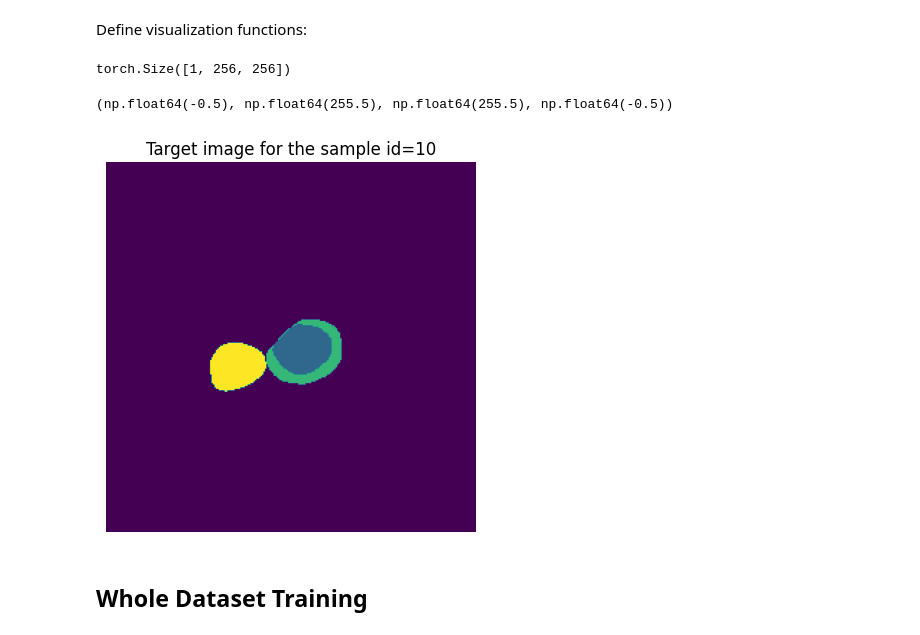
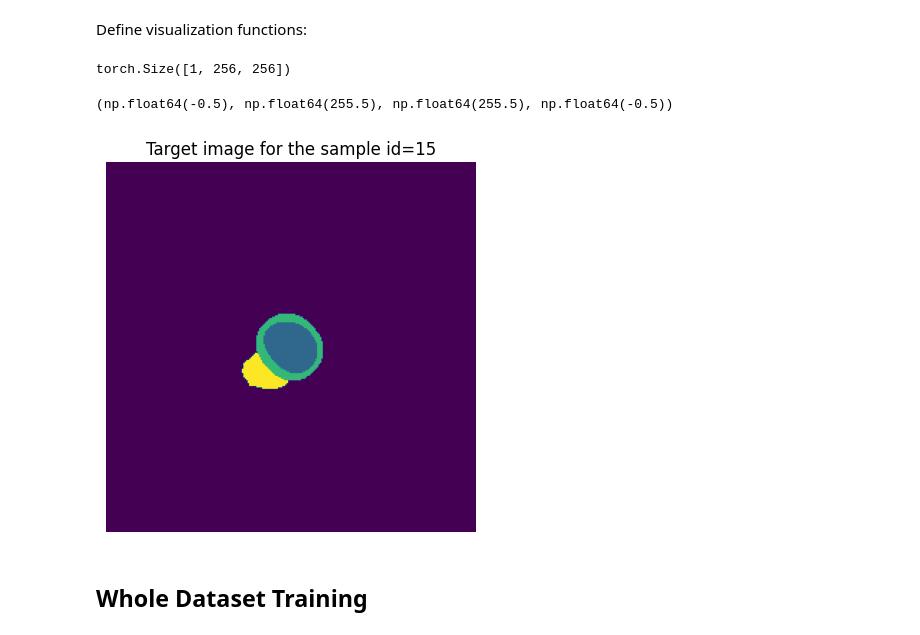
Before and after one commit to kel16/MedImSeg-Lab24, a Jupyter notebook: src/dimensionality_reduction/modified_autoencoder_train.ipynb, the cells around one changed output. Saved outputs shown, nothing was run; the diff lists cells and outputs as text; code cells hidden in the pictures.

```diff
--- a/src/dimensionality_reduction/modified_autoencoder_train.ipynb
+++ b/src/dimensionality_reduction/modified_autoencoder_train.ipynb
@@ -107,17 +107,17 @@ def plot_results(orig, reconstr, latent):
     plt.tight_layout()
     plt.show()
 # %%
-SAMPLE_ID = 10
+SAMPLE_ID = 15
 
 data_sample_target = data_batch['target'][SAMPLE_ID]
 print(data_sample_target.size())
 
 plt.imshow(data_sample_target.detach().numpy().transpose(1, 2, 0))
 plt.title(f'Target image for the sample id={SAMPLE_ID}')
 plt.axis("off")
 # %% [output]
 torch.Size([1, 256, 256])
 (np.float64(-0.5), np.float64(255.5), np.float64(255.5), np.float64(-0.5))
-[figure, old version]
+[figure, new version]
 # %% [markdown]
 ## Whole Dataset Training
```
Also changed, not shown: parts of 12 cells of this notebook, 1 other file.
